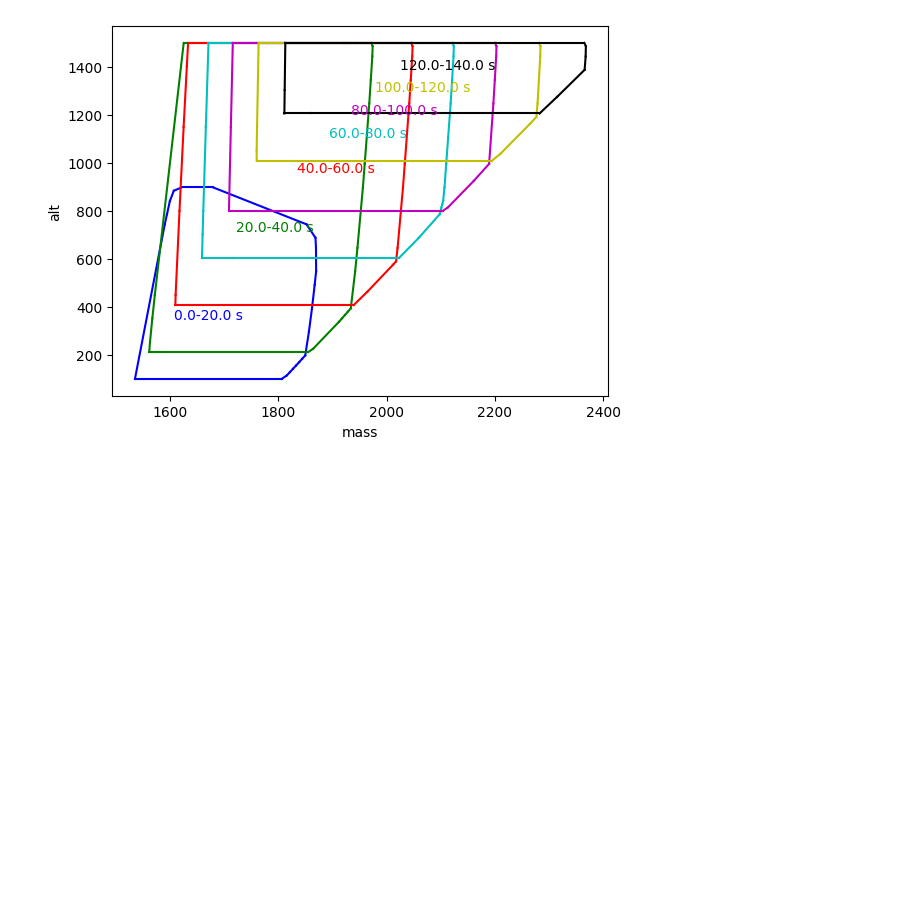
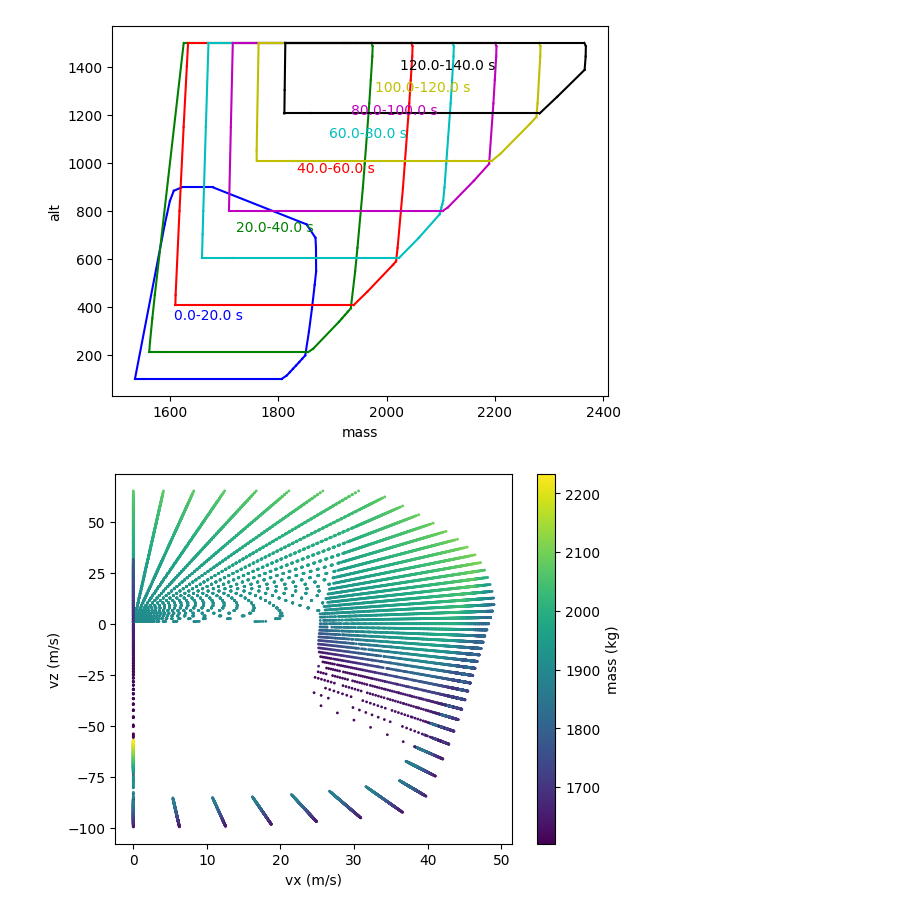
Before and after one commit to kentotomita/learning-hda-reachability, a Jupyter notebook: dev/analyze_controllableset.ipynb, the cells around one changed output. Cells and saved outputs as stored; diff of their text form; code cells hidden in the pictures; blank space fills up the shorter version.

Commit message:
parameterized altitude

```diff
--- a/dev/analyze_controllableset.ipynb
+++ b/dev/analyze_controllableset.ipynb
@@ -119,3 +119,21 @@ vis_data_grouped(m_data, "mass", groupby='tgo')
 # %% [output]
 [figure]
 [figure]
+# %%
+# group by altitude
+groupby_idx = 2
+group_ranges = np.arange(0, np.max(data[:, groupby_idx]), 100)
+group_idx = 10
+group = data[(data[:, groupby_idx] >= group_ranges[group_idx]) & (data[:, groupby_idx] < group_ranges[group_idx+1])]
+
+fig, ax = plt.subplots()
+scatter = ax.scatter(group[:, 3], group[:, 5], s=1, c=group[:, 6])
+ax.set_xlabel('vx (m/s)')
+ax.set_ylabel('vz (m/s)')
+
+cb = fig.colorbar(scatter)
+cb.set_label('mass (kg)')
+
+plt.show()
+# %% [output]
+[figure, added]
```
Also changed, not shown: parts of 1 cell of this notebook, 4 other files.
